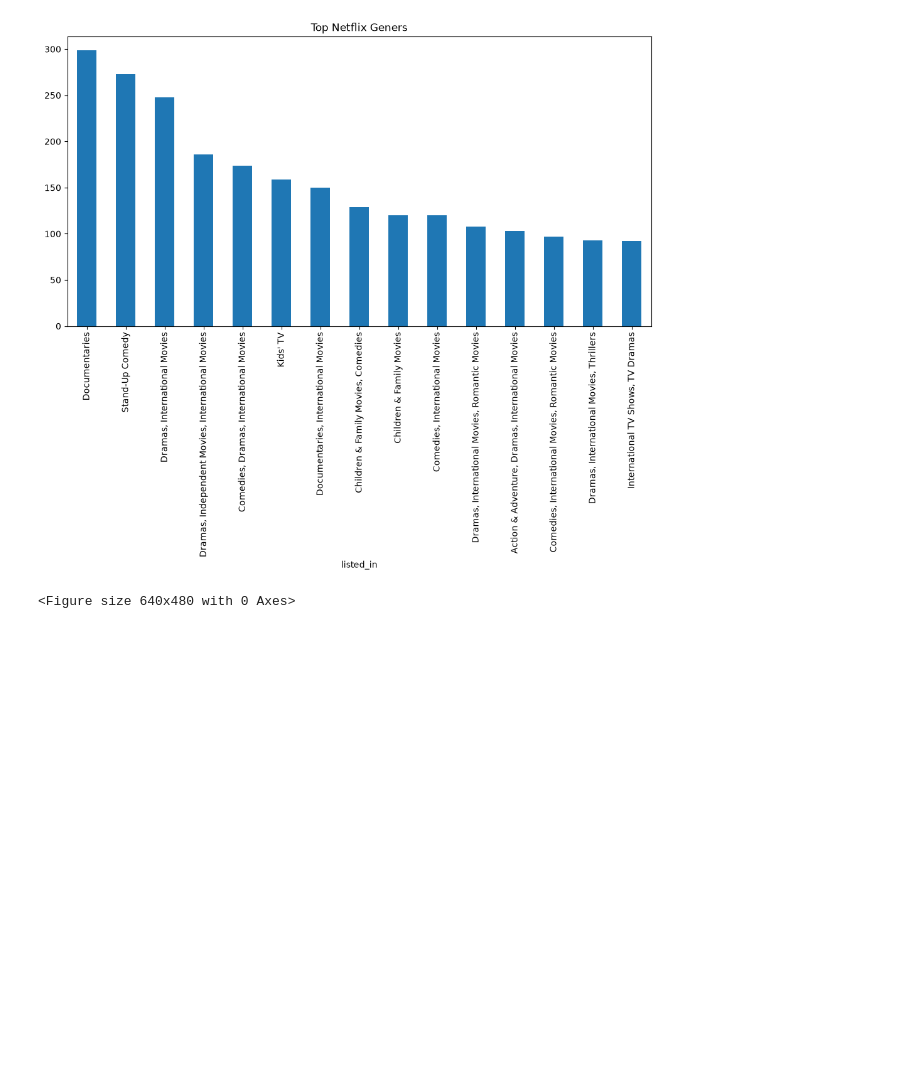
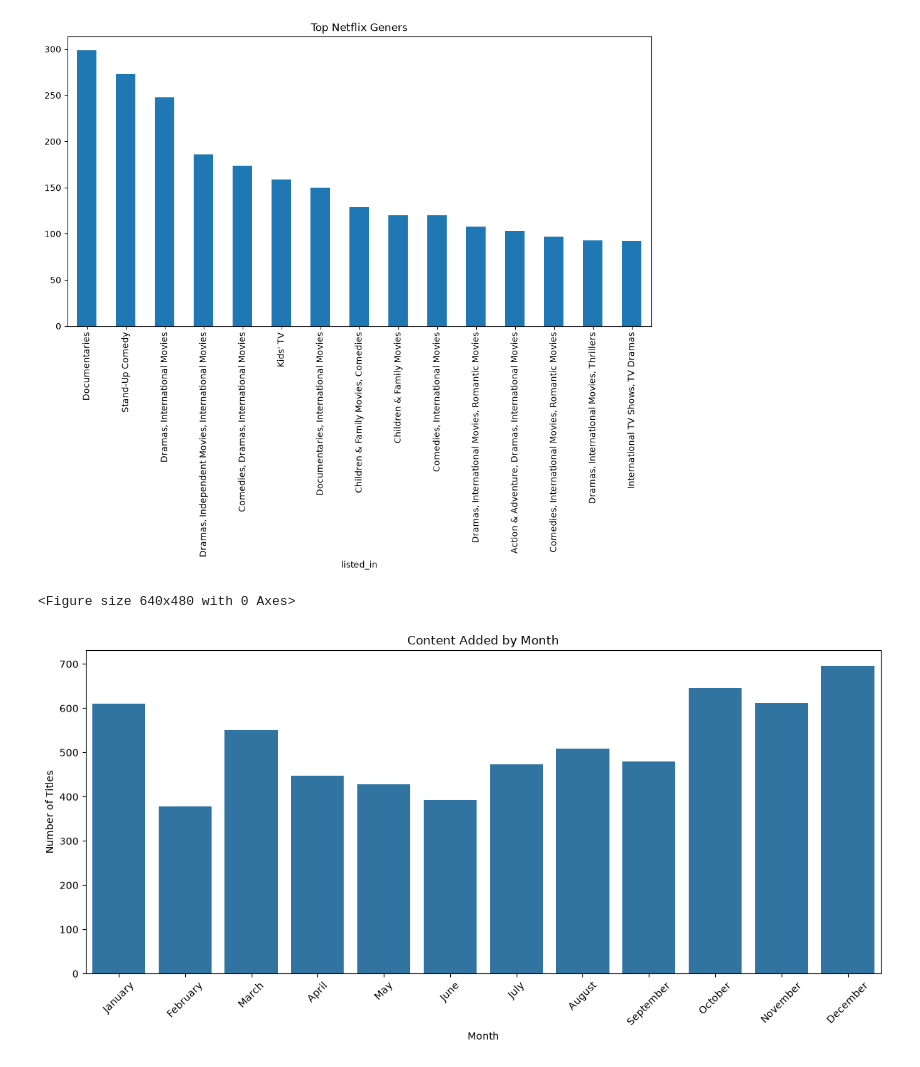
Before and after one commit to rajesh-sudam/netflix_data_analysis, a Jupyter notebook: src/main.ipynb, the cells around one changed output. Drawn from its saved outputs; the diff is of its cells as text; code cells hidden in the pictures; blank space fills up the shorter version.

```diff
--- a/src/main.ipynb
+++ b/src/main.ipynb
@@ -355,3 +355,33 @@ plt.savefig("../visuals/geners_in_netflix",
 # %% [output]
 [figure]
 <Figure size 640x480 with 0 Axes>
+# %%
+df['month_added']=df['date_added'].dt.month_name()
+# %%
+
+import seaborn as sns
+
+month_order=['January', 'February', 'March', 'April','May', 'June', 'July', 'August','September', 'October', 'November', 'December']
+plt.figure(figsize=(12,6))
+
+sns.countplot(data=df,
+         x='month_added',
+         order=month_order
+)
+
+plt.title("Content Added by Month")
+plt.xlabel("Month")
+plt.ylabel("Number of Titles")
+plt.xticks(rotation=45)
+
+plt.tight_layout()
+
+plt.savefig("../visuals/content_by_month.png",
+            dpi=300,
+            bbox_inches="tight"
+)
+
+plt.show()
+plt.close()
+# %% [output]
+[figure, added]
```
Also changed, not shown: 1 other file.
